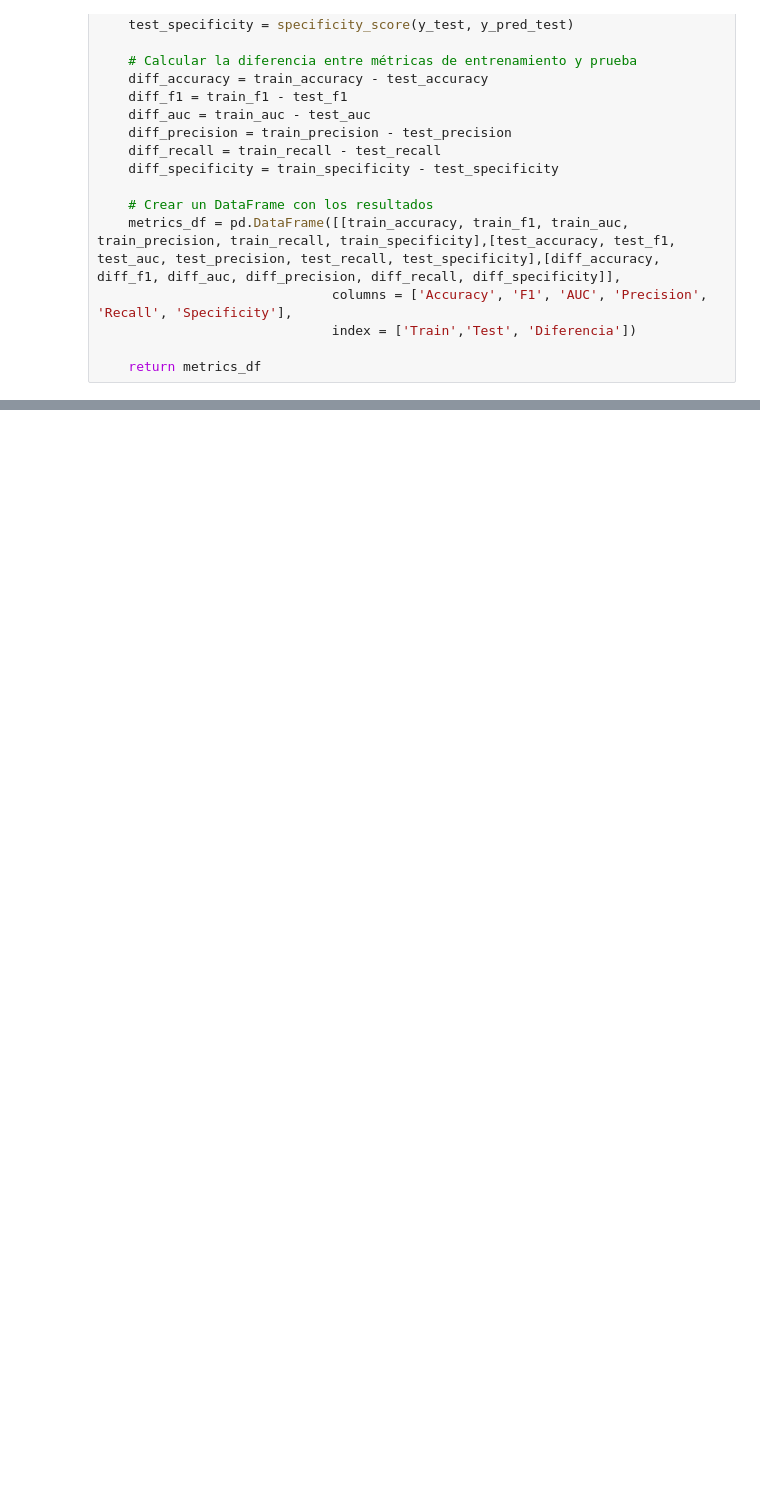
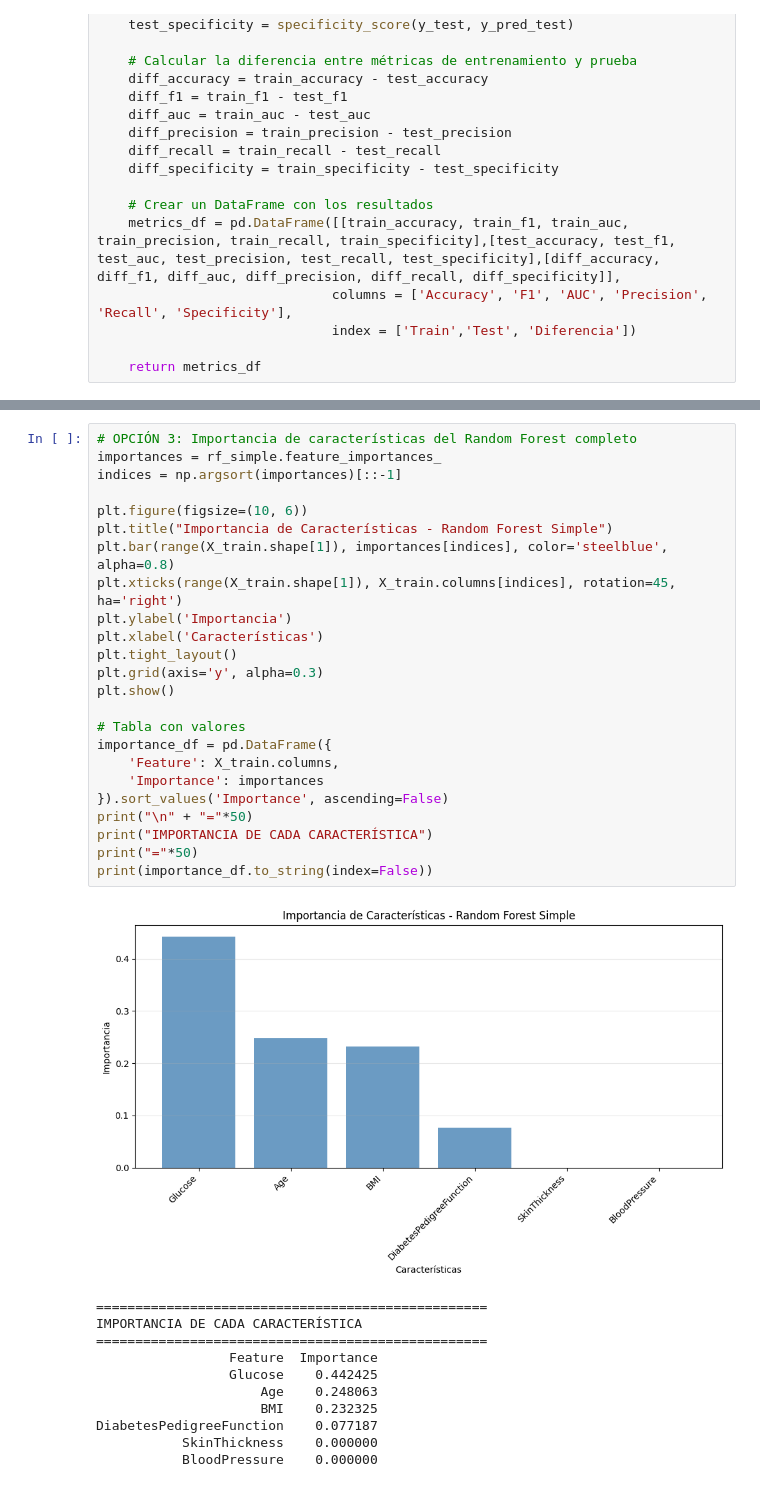
Before and after one commit to 4GeeksAcademy/cathycaz-intro-ml, a Jupyter notebook: src/05-random-forest.ipynb.ipynb, the cells around one changed output, grey strips where cells are left out. Saved outputs shown, nothing was run; the diff lists cells and outputs as text; blank space fills up the shorter version.

```diff
--- a/src/05-random-forest.ipynb.ipynb
+++ b/src/05-random-forest.ipynb.ipynb
@@ -1254,0 +1281,36 @@ CONCLUSIÓN: AL IGUAL QUE EN EL MÉTODO DE DESICION TREE EL MÓDELO SIMPLE HACE
+# %%
+# OPCIÓN 3: Importancia de características del Random Forest completo
+importances = rf_simple.feature_importances_
+indices = np.argsort(importances)[::-1]
+
+plt.figure(figsize=(10, 6))
+plt.title("Importancia de Características - Random Forest Simple")
+plt.bar(range(X_train.shape[1]), importances[indices], color='steelblue', alpha=0.8)
+plt.xticks(range(X_train.shape[1]), X_train.columns[indices], rotation=45, ha='right')
+plt.ylabel('Importancia')
+plt.xlabel('Características')
+plt.tight_layout()
+plt.grid(axis='y', alpha=0.3)
+plt.show()
+
+# Tabla con valores
+importance_df = pd.DataFrame({
+    'Feature': X_train.columns,
+    'Importance': importances
+}).sort_values('Importance', ascending=False)
+print("\n" + "="*50)
+print("IMPORTANCIA DE CADA CARACTERÍSTICA")
+print("="*50)
+print(importance_df.to_string(index=False))
+# %% [output]
+[figure, added]
+==================================================
+IMPORTANCIA DE CADA CARACTERÍSTICA
+==================================================
+                 Feature  Importance
+                 Glucose    0.442425
+                     Age    0.248063
+                     BMI    0.232325
+DiabetesPedigreeFunction    0.077187
+           SkinThickness    0.000000
+           BloodPressure    0.000000
```
Also changed, not shown: parts of 33 cells of this notebook, 2 other files.
